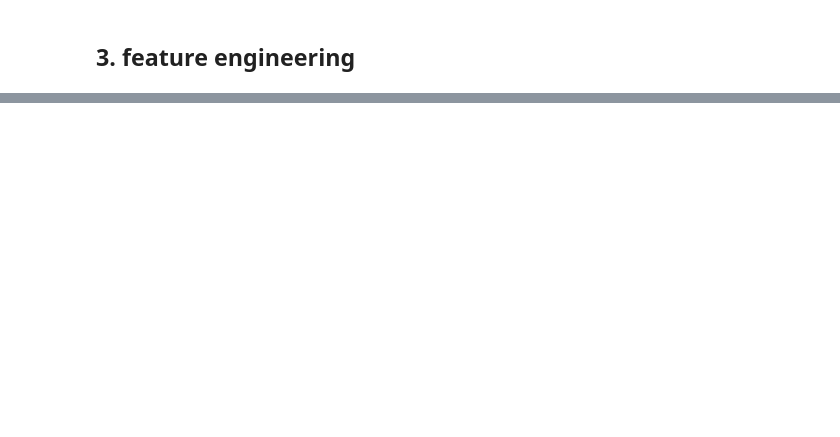
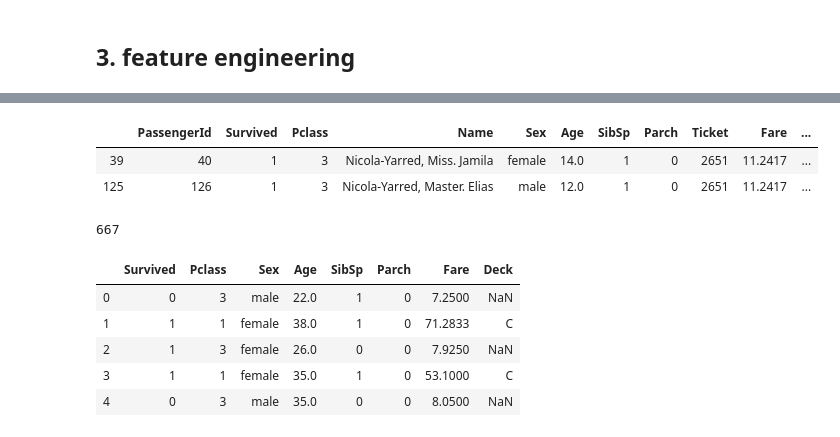
Before and after one commit to nonodamiens/ML_titanic, a Jupyter notebook: Titanic.ipynb, the cells around one changed output, grey strips where cells are left out. Saved outputs shown, nothing was run; the diff lists cells and outputs as text; code cells hidden in the pictures; blank space fills up the shorter version.

```diff
--- a/Titanic.ipynb
+++ b/Titanic.ipynb
@@ -213,2 +204,13 @@ df[df.Age < 1]
+# %%
+# Drop empty cells or columns
+
+# df.dropna() ou df.column_name.dropna()
+cleaned_df.drop(['PassengerId', 'Name', 'Ticket', 'Cabin', 'Embarked'], axis = 1, inplace = True)
 # %% [markdown]
 ## 3. feature engineering
+# %%
+# add column/feature with other column/feature
+
+# Select an string element in column and add a column
+cleaned_df['Deck'] = cleaned_df.Cabin.str[0]
+cleaned_df.head()
@@ -214,0 +235,20 @@ df[df.Age < 1]
+# %%
+df[df.Name.str[:6] == 'Nicola']
+# %% [output]
+|  | PassengerId | Survived | Pclass | Name | Sex | Age | SibSp | Parch | Ticket | Fare | ... |
+| 39 | 40 | 1 | 3 | Nicola-Yarred, Miss. Jamila | female | 14.0 | 1 | 0 | 2651 | 11.2417 | ... |
+| 125 | 126 | 1 | 3 | Nicola-Yarred, Master. Elias | male | 12.0 | 1 | 0 | 2651 | 11.2417 | ... |
+# %%
+test = df.copy()
+len(test.Name.str.split(',', expand=True)[0].unique())
+# %% [output]
+667
+# %%
+cleaned_df.head()
+# %% [output]
+|  | Survived | Pclass | Sex | Age | SibSp | Parch | Fare | Deck |
+| 0 | 0 | 3 | male | 22.0 | 1 | 0 | 7.2500 | NaN |
+| 1 | 1 | 1 | female | 38.0 | 1 | 0 | 71.2833 | C |
+| 2 | 1 | 3 | female | 26.0 | 0 | 0 | 7.9250 | NaN |
+| 3 | 1 | 1 | female | 35.0 | 1 | 0 | 53.1000 | C |
+| 4 | 0 | 3 | male | 35.0 | 0 | 0 | 8.0500 | NaN |
```
Also changed, not shown: parts of 5 cells of this notebook.
